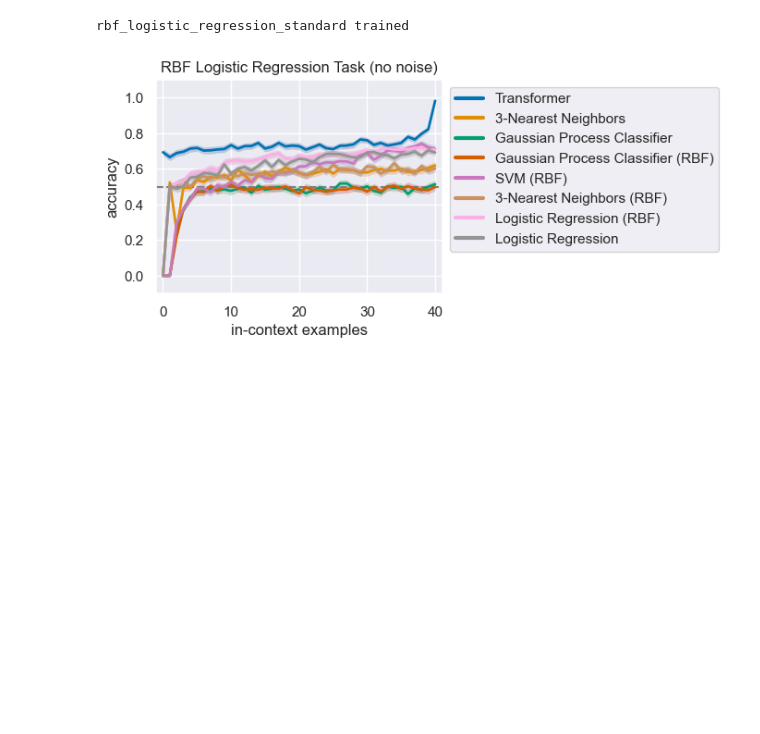
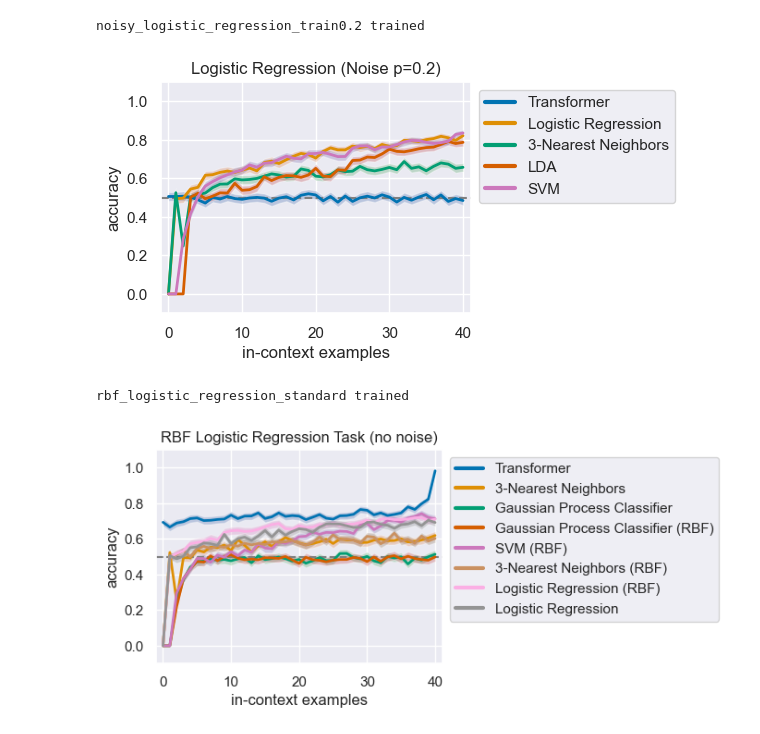
Before and after one commit to zenglingqi647/ICL, a Jupyter notebook: src/eval.ipynb, the cells around one changed output. Saved outputs shown, nothing was run; the diff lists cells and outputs as text; code cells hidden in the pictures; blank space fills up the shorter version.

```diff
--- a/src/eval.ipynb
+++ b/src/eval.ipynb
@@ -60,7 +57,7 @@ def plot_metric(task, run_id, title=None, rbf_baselines_only=True, recompute_met
     '''
     run_path = os.path.join(run_dir, task, run_id)
     if recompute_metrics:
-        get_run_metrics(run_path)  # these are normally precomputed at the end of training
+        get_run_metrics(run_path, recompute=True)  # these are normally precomputed at the end of training
 
     def valid_row(r):
         return r.task == task and r.run_id == run_id
@@ -75,6 +72,11 @@ def plot_metric(task, run_id, title=None, rbf_baselines_only=True, recompute_met
     basic_plot(metrics["standard"], y_axis_name="accuracy", models=models, trivial=0.5)
     plt.title(title if title else f"{task} {run_id}")
     plt.show()
+# %%
+plot_metric("lr_noise0.2", "trained", "Logistic Regression (Noise p=0.2)", False, True)
+# %% [output]
+noisy_logistic_regression_train0.2 trained
+[figure, added]
 # %%
 plot_metric("rbf_logistic_regression", "trained", "RBF Logistic Regression Task (no noise)", rbf_baselines_only=False)
 # %% [output]
```
Also changed, not shown: parts of 11 cells of this notebook, 3 other files.
